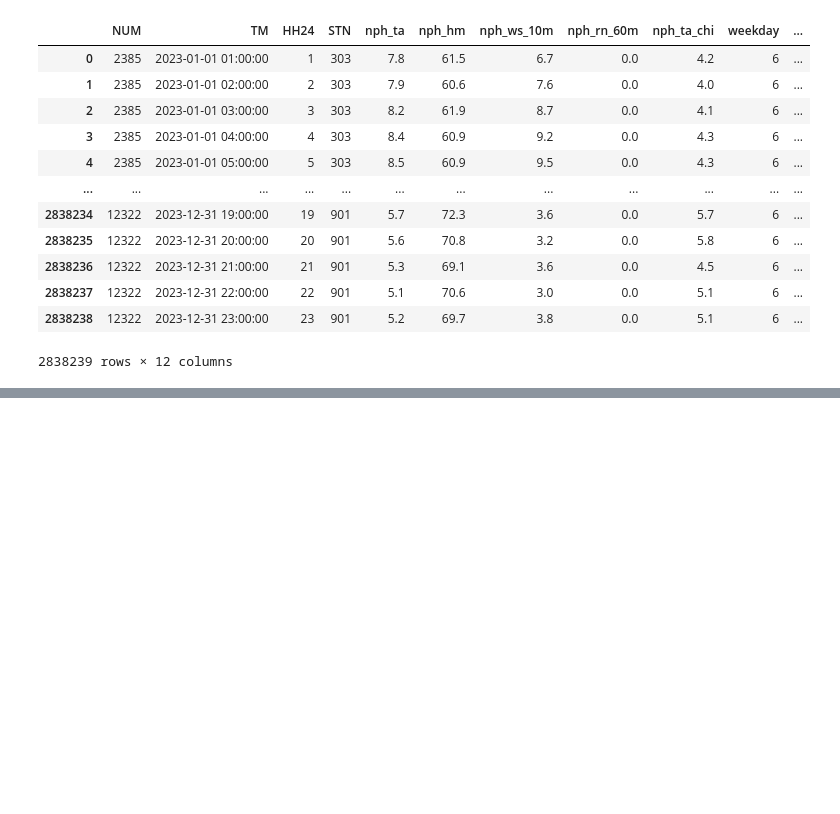
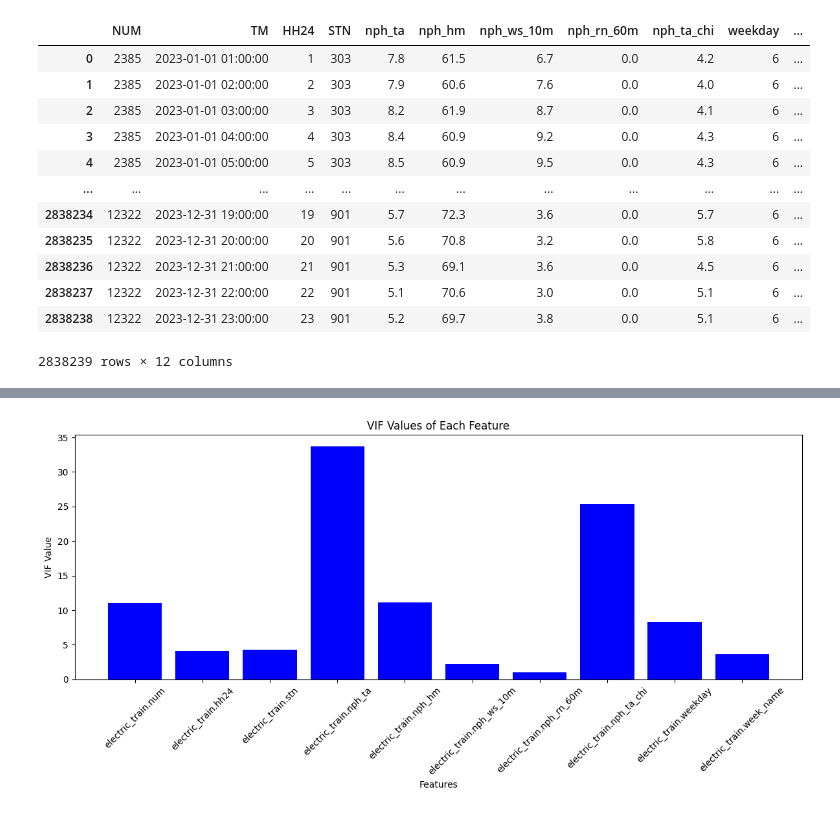
Before and after one commit to Weather-Contest/2024-, a Jupyter notebook: DC/model.ipynb, the cells around one changed output, grey strips where cells are left out. Drawn from its saved outputs; the diff is of its cells as text; code cells hidden in the pictures; blank space fills up the shorter version.

```diff
--- a/DC/model.ipynb
+++ b/DC/model.ipynb
@@ -584,0 +595,5 @@ df.to_csv(r'C:/Users/DC/OneDrive - 계명대학교/DC/2024/2024_날씨빅콘/제
+# %%
+train = pd.read_csv(r'C:/Users/Owner/OneDrive - 계명대학교/DC/2024/2024_날씨빅콘/데셋/real_ele_tr.csv')
+test = pd.read_csv(r'C:/Users/Owner/OneDrive - 계명대학교/DC/2024/2024_날씨빅콘/데셋/real_ele_te.csv')
+# %%
+train2 = train.drop(['electric_train.n', 'electric_train.sum_qctr','electric_train.sum_load','electric_train.n_mean_load'], axis=1)
@@ -584,0 +667,12 @@ df.to_csv(r'C:/Users/DC/OneDrive - 계명대학교/DC/2024/2024_날씨빅콘/제
+# %%
+train3 = train2.drop('electric_train.elec', axis=1)
+
+# object 타입을 제외한 숫자형 데이터만 사용
+numeric_df = train3.select_dtypes(include=[np.number])
+
+# VIF 계산
+vif_data = pd.DataFrame()
+vif_data['feature'] = numeric_df.columns
+vif_data['VIF'] = [variance_inflation_factor(numeric_df.values, i) for i in range(numeric_df.shape[1])]
+
+print(vif_data)
@@ -584,0 +691,19 @@ df.to_csv(r'C:/Users/DC/OneDrive - 계명대학교/DC/2024/2024_날씨빅콘/제
+# %%
+numeric_df = train3.select_dtypes(include=[np.number])
+
+# VIF 계산
+vif_data = pd.DataFrame()
+vif_data['feature'] = numeric_df.columns
+vif_data['VIF'] = [variance_inflation_factor(numeric_df.values, i) for i in range(numeric_df.shape[1])]
+
+# 막대 그래프로 VIF 값 시각화
+plt.figure(figsize=(12, 6))
+plt.bar(vif_data['feature'], vif_data['VIF'], color='blue')
+plt.xlabel('Features')
+plt.ylabel('VIF Value')
+plt.title('VIF Values of Each Feature')
+plt.xticks(rotation=45)
+plt.tight_layout()
+plt.show()
+# %% [output]
+[figure, added]
```
Also changed, not shown: parts of 14 cells of this notebook.
